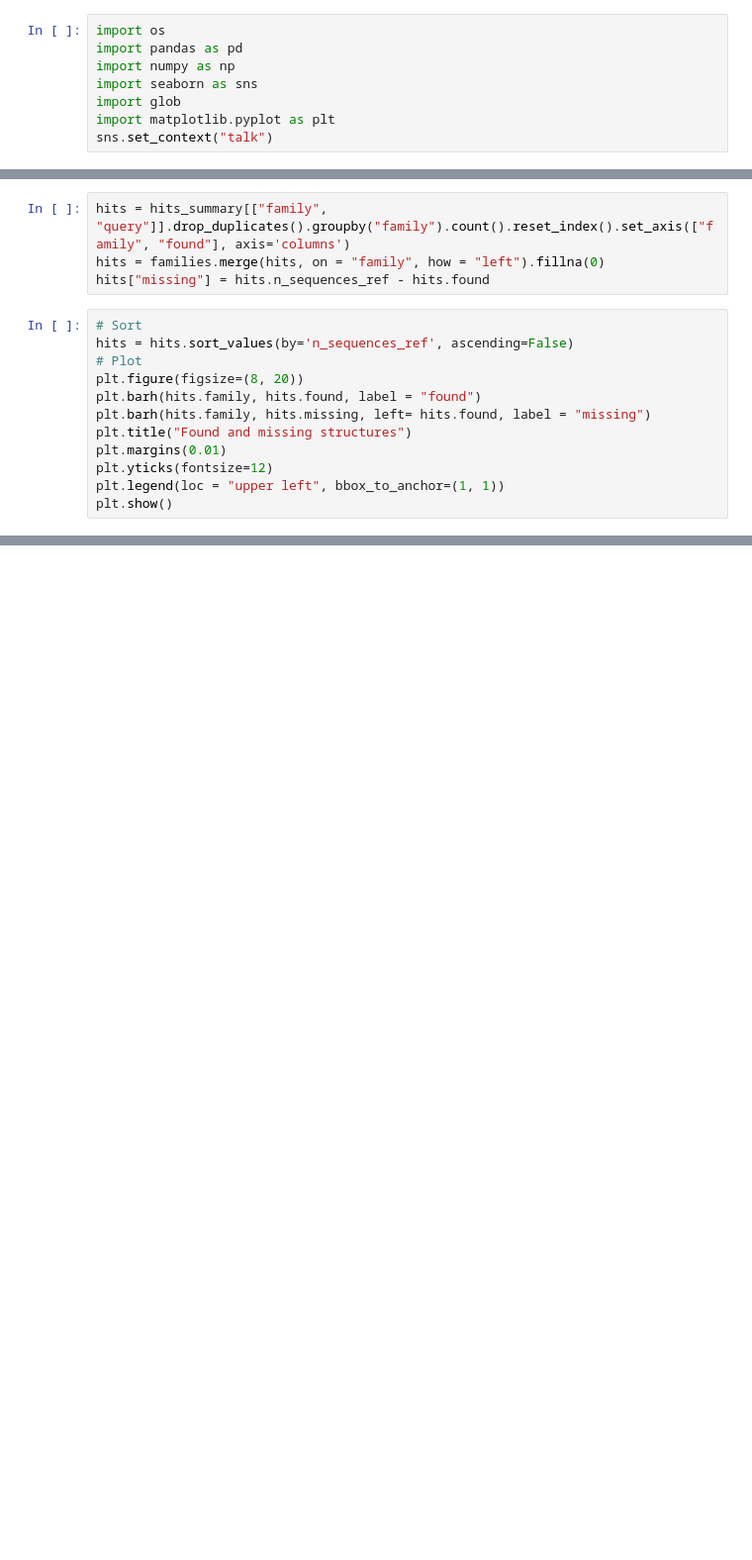
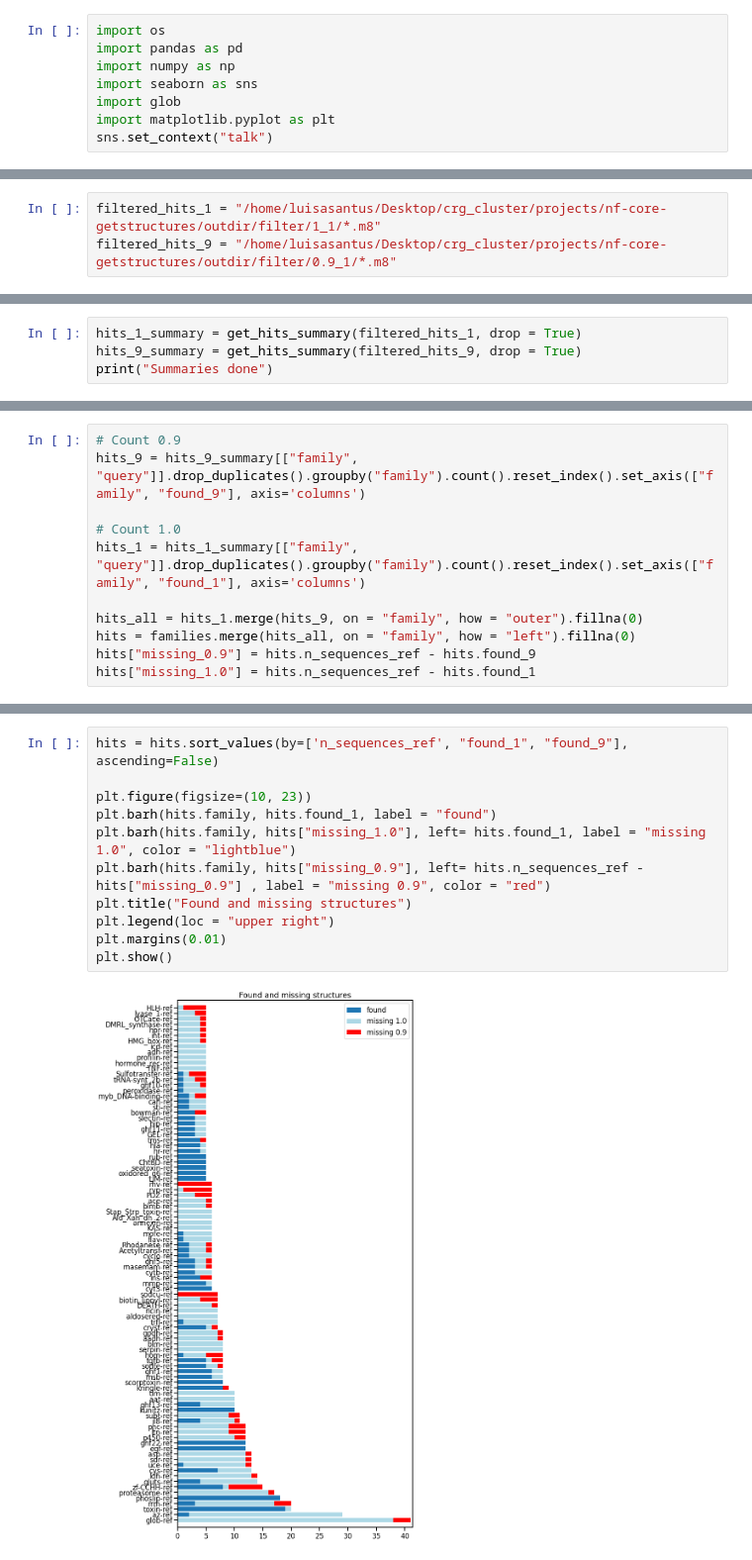
Before and after one commit to luisas/get_structures, a Jupyter notebook: notebook/check_retrieved_structures.ipynb, the cells around one changed output, grey strips where cells are left out. Shown at 99% size. Drawn from its saved outputs; the diff is of its cells as text; blank space fills up the shorter version.

```diff
--- a/notebook/check_retrieved_structures.ipynb
+++ b/notebook/check_retrieved_structures.ipynb
@@ -18,2 +13,5 @@ families.family = families.family.str.replace('.', "-", regex = False)
 hits_path = "/home/luisasantus/Desktop/crg_cluster/projects/nf-core-getstructures/outdir/mmseqs/id_0.9_cov_1_covtype_2_kmermatching_null/search_output/*.m8"
+# %%
+filtered_hits_1 = "/home/luisasantus/Desktop/crg_cluster/projects/nf-core-getstructures/outdir/filter/1_1/*.m8"
+filtered_hits_9 = "/home/luisasantus/Desktop/crg_cluster/projects/nf-core-getstructures/outdir/filter/0.9_1/*.m8"
 # %%
@@ -35,0 +34,4 @@ rhv-ref
+# %%
+hits_1_summary = get_hits_summary(filtered_hits_1, drop = True)
+hits_9_summary = get_hits_summary(filtered_hits_9, drop = True)
+print("Summaries done")
@@ -36,16 +56,11 @@ rhv-ref
 # %%
-hits = hits_summary[["family", "query"]].drop_duplicates().groupby("family").count().reset_index().set_axis(["family", "found"], axis='columns')
-hits = families.merge(hits, on = "family", how = "left").fillna(0)
-hits["missing"] = hits.n_sequences_ref - hits.found
+# Count 0.9
+hits_9 = hits_9_summary[["family", "query"]].drop_duplicates().groupby("family").count().reset_index().set_axis(["family", "found_9"], axis='columns')
+
+# Count 1.0
+hits_1 = hits_1_summary[["family", "query"]].drop_duplicates().groupby("family").count().reset_index().set_axis(["family", "found_1"], axis='columns')
+
+hits_all = hits_1.merge(hits_9, on = "family", how = "outer").fillna(0)
+hits = families.merge(hits_all, on = "family", how = "left").fillna(0)
+hits["missing_0.9"] = hits.n_sequences_ref - hits.found_9
+hits["missing_1.0"] = hits.n_sequences_ref - hits.found_1
-# %%
-# Sort
-hits = hits.sort_values(by='n_sequences_ref', ascending=False)
-# Plot
-plt.figure(figsize=(8, 20))
-plt.barh(hits.family, hits.found, label = "found")
-plt.barh(hits.family, hits.missing, left= hits.found, label = "missing")
-plt.title("Found and missing structures")
-plt.margins(0.01)
-plt.yticks(fontsize=12)
-plt.legend(loc = "upper left", bbox_to_anchor=(1, 1))
-plt.show()
@@ -53,0 +67,13 @@ plt.show()
+# %%
+hits = hits.sort_values(by=['n_sequences_ref', "found_1", "found_9"], ascending=False)
+
+plt.figure(figsize=(10, 23))
+plt.barh(hits.family, hits.found_1, label = "found")
+plt.barh(hits.family, hits["missing_1.0"], left= hits.found_1, label = "missing 1.0", color = "lightblue")
+plt.barh(hits.family, hits["missing_0.9"], left= hits.n_sequences_ref - hits["missing_0.9"] , label = "missing 0.9", color = "red")
+plt.title("Found and missing structures")
+plt.legend(loc = "upper right")
+plt.margins(0.01)
+plt.show()
+# %% [output]
+[figure, added]
```
Also changed, not shown: parts of 4 cells of this notebook, 13 other files.
